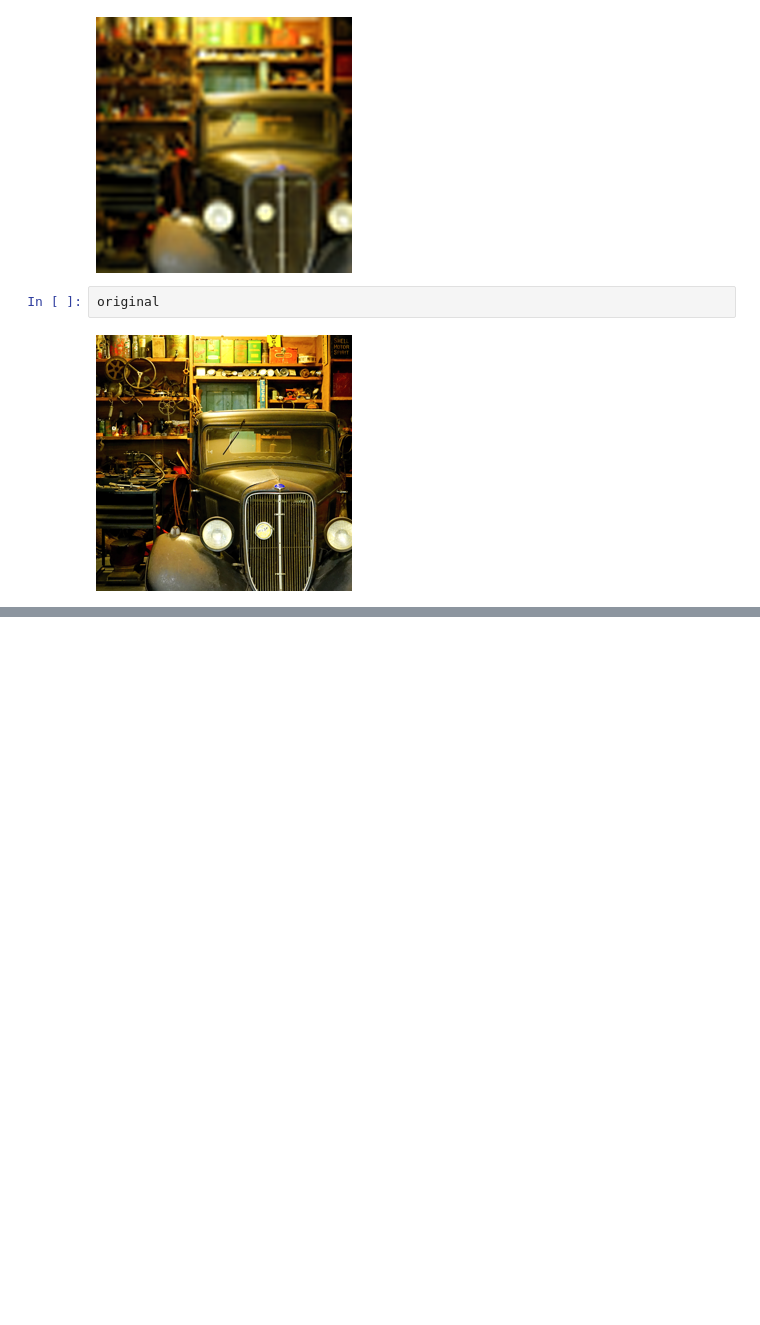
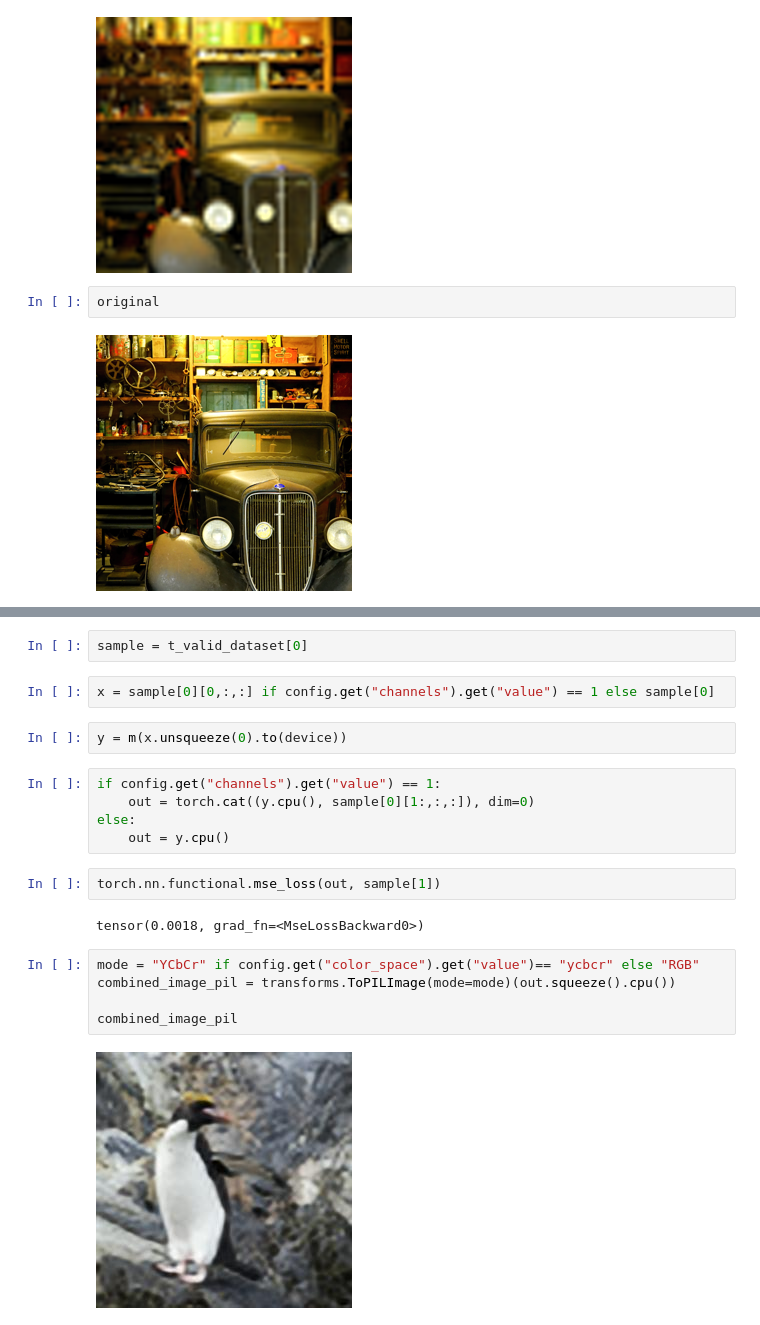
Before and after one commit to kzkwoka/sigk-1, a Jupyter notebook: results.ipynb, the cells around one changed output, grey strips where cells are left out. Cells and saved outputs as stored; diff of their text form; blank space fills up the shorter version.

```diff
--- a/results.ipynb
+++ b/results.ipynb
@@ -138,0 +243,22 @@ original
+# %%
+sample = t_valid_dataset[0]
+# %%
+x = sample[0][0,:,:] if config.get("channels").get("value") == 1 else sample[0]
+# %%
+y = m(x.unsqueeze(0).to(device))
+# %%
+if config.get("channels").get("value") == 1:
+    out = torch.cat((y.cpu(), sample[0][1:,:,:]), dim=0)
+else:
+    out = y.cpu()
+# %%
+torch.nn.functional.mse_loss(out, sample[1])
+# %% [output]
+tensor(0.0018, grad_fn=<MseLossBackward0>)
+# %%
+mode = "YCbCr" if config.get("color_space").get("value")== "ycbcr" else "RGB"
+combined_image_pil = transforms.ToPILImage(mode=mode)(out.squeeze().cpu())
+
+combined_image_pil
+# %% [output]
+[figure, added]
```
Also changed, not shown: parts of 14 cells of this notebook.
